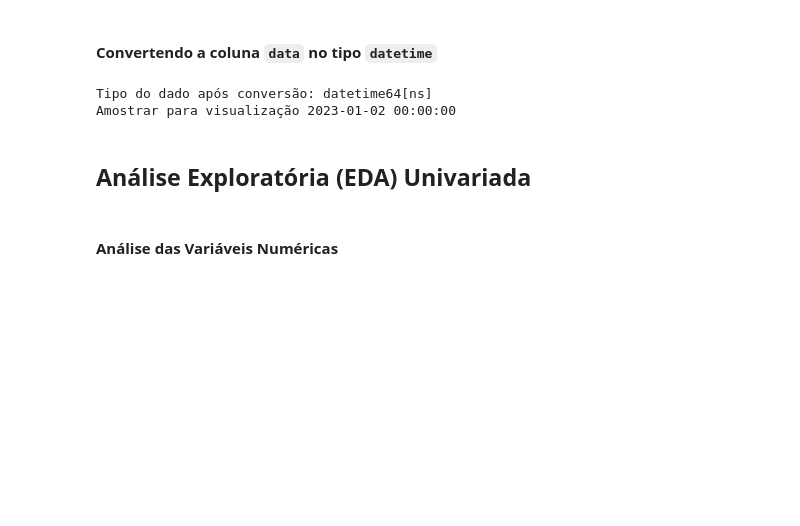
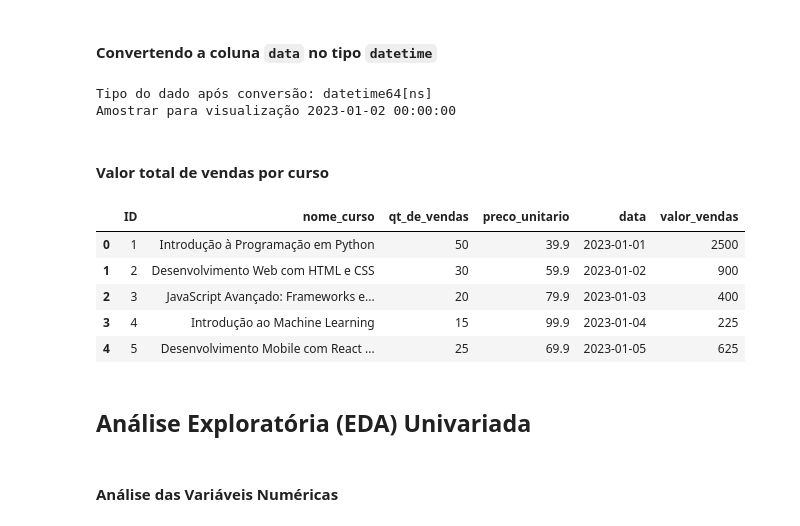
Before and after one commit to Oseiasdfarias/TrilhaDadosJR-JUN15, a Jupyter notebook: notebook/analise_de_dados_vendas_cursos_online.ipynb, the cells around one changed output. Cells and saved outputs as stored; diff of their text form; code cells hidden in the pictures; blank space fills up the shorter version.

```diff
--- a/notebook/analise_de_dados_vendas_cursos_online.ipynb
+++ b/notebook/analise_de_dados_vendas_cursos_online.ipynb
@@ -115,6 +115,18 @@ print(f"Amostrar para visualização {df_vendas['data'][1]}")
 # %% [output]
 Tipo do dado após conversão: datetime64[ns]
 Amostrar para visualização 2023-01-02 00:00:00
+# %% [markdown]
+#### Valor total de vendas por curso
+# %%
+df_vendas["valor_vendas"] = df_vendas.qt_de_vendas*df_vendas.qt_de_vendas
+df_vendas.head()
+# %% [output]
+|  | ID | nome_curso | qt_de_vendas | preco_unitario | data | valor_vendas |
+| 0 | 1 | Introdução à Programação em Python | 50 | 39.9 | 2023-01-01 | 2500 |
+| 1 | 2 | Desenvolvimento Web com HTML e CSS | 30 | 59.9 | 2023-01-02 | 900 |
+| 2 | 3 | JavaScript Avançado: Frameworks e... | 20 | 79.9 | 2023-01-03 | 400 |
+| 3 | 4 | Introdução ao Machine Learning | 15 | 99.9 | 2023-01-04 | 225 |
+| 4 | 5 | Desenvolvimento Mobile com React ... | 25 | 69.9 | 2023-01-05 | 625 |
 # %% [markdown]
 ## Análise Exploratória (EDA) Univariada
 # %% [markdown]
```
Also changed, not shown: parts of 6 cells of this notebook.
